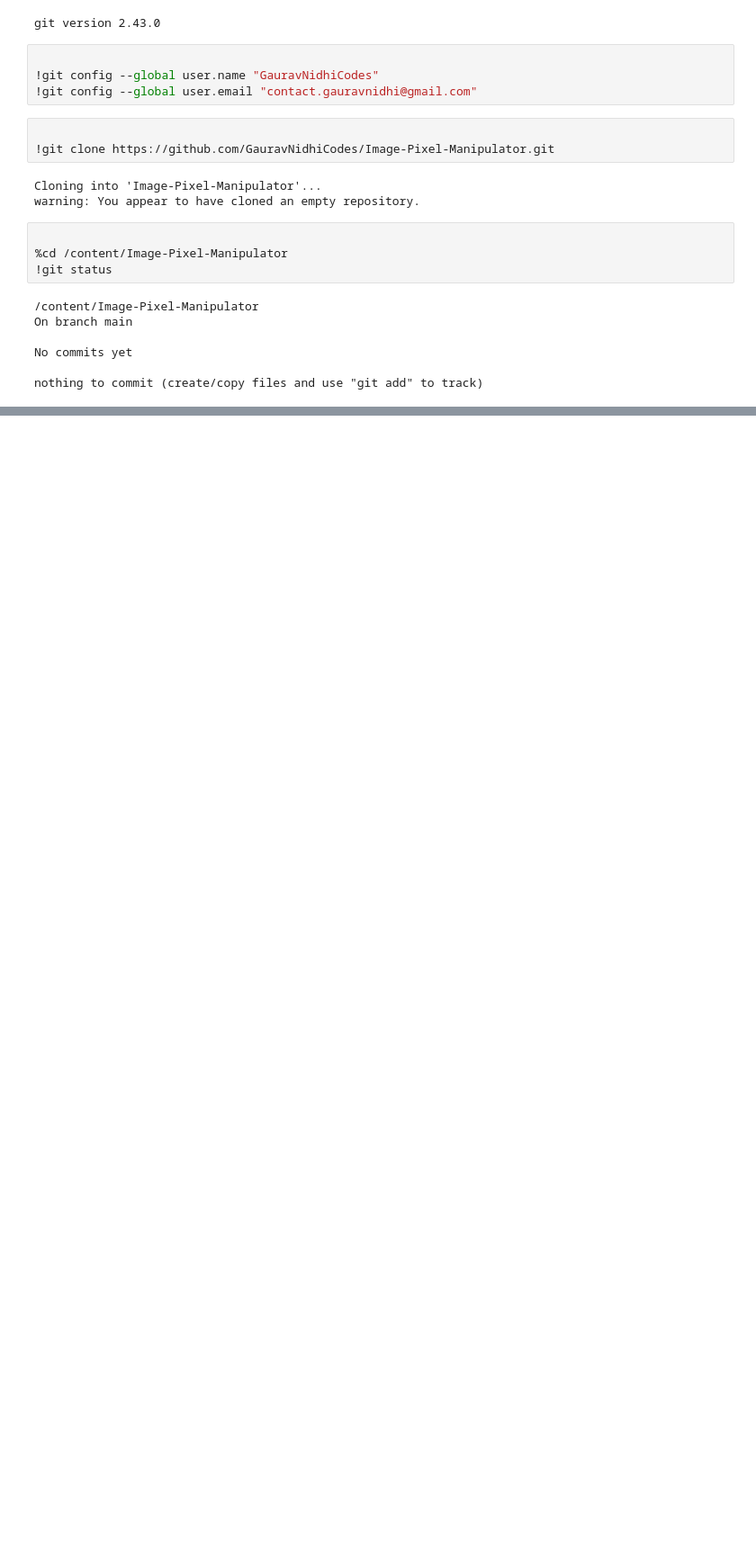
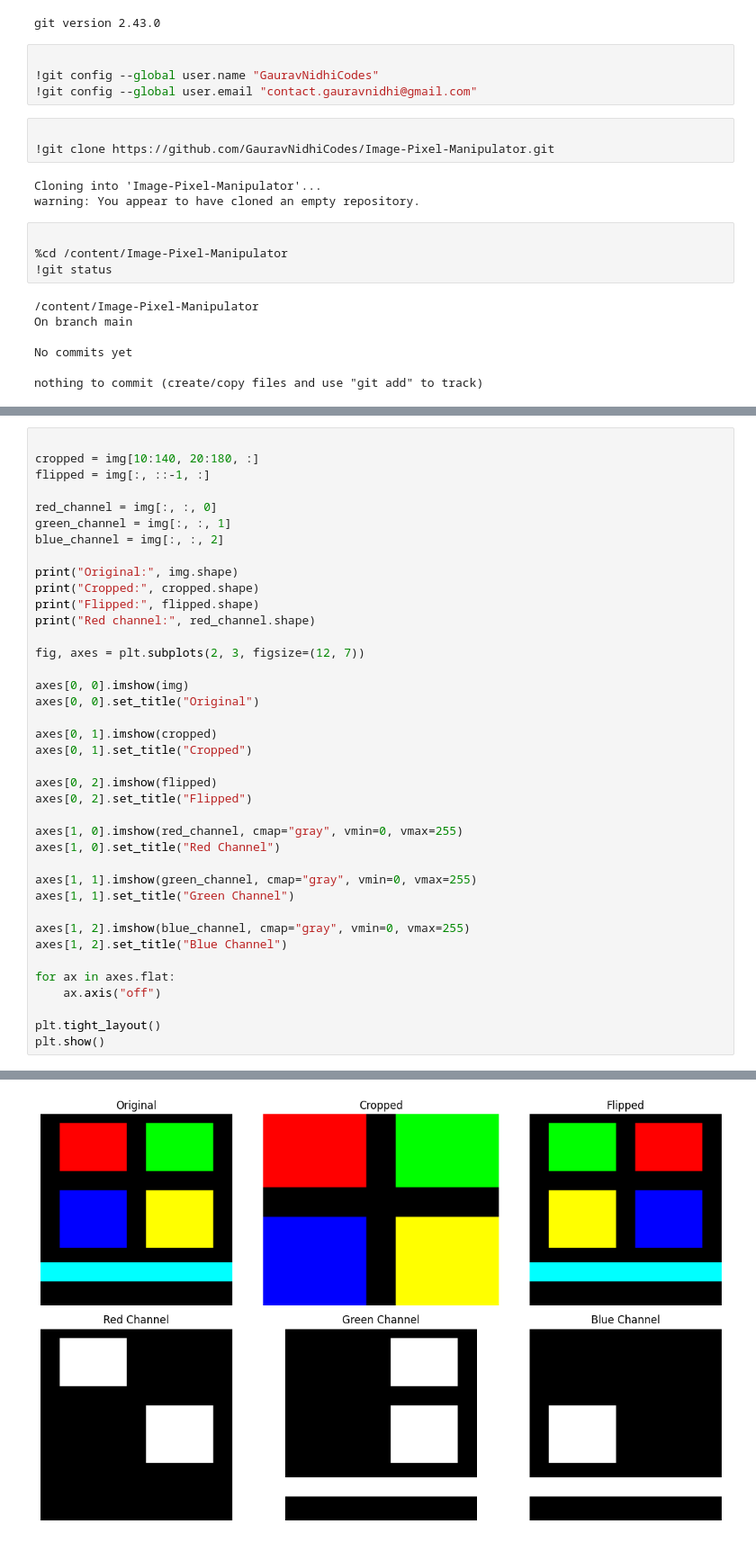
Before and after one commit to GauravNidhiCodes/Image-Pixel-Manipulator, a Jupyter notebook: Image_Pixel_Manipulator.ipynb, the cells around one changed output, grey strips where cells are left out. Shown at 90% size. Drawn from its saved outputs; the diff is of its cells as text; blank space fills up the shorter version.

Commit message:
Add image cropping, flipping and RGB channel extraction

```diff
--- a/Image_Pixel_Manipulator.ipynb
+++ b/Image_Pixel_Manipulator.ipynb
@@ -51,0 +184,40 @@ uploaded = files.upload()
+# %%
+
+cropped = img[10:140, 20:180, :]
+flipped = img[:, ::-1, :]
+
+red_channel = img[:, :, 0]
+green_channel = img[:, :, 1]
+blue_channel = img[:, :, 2]
+
+print("Original:", img.shape)
+print("Cropped:", cropped.shape)
+print("Flipped:", flipped.shape)
+print("Red channel:", red_channel.shape)
+
+fig, axes = plt.subplots(2, 3, figsize=(12, 7))
+
+axes[0, 0].imshow(img)
+axes[0, 0].set_title("Original")
+
+axes[0, 1].imshow(cropped)
+axes[0, 1].set_title("Cropped")
+
+axes[0, 2].imshow(flipped)
+axes[0, 2].set_title("Flipped")
+
+axes[1, 0].imshow(red_channel, cmap="gray", vmin=0, vmax=255)
+axes[1, 0].set_title("Red Channel")
+
+axes[1, 1].imshow(green_channel, cmap="gray", vmin=0, vmax=255)
+axes[1, 1].set_title("Green Channel")
+
+axes[1, 2].imshow(blue_channel, cmap="gray", vmin=0, vmax=255)
+axes[1, 2].set_title("Blue Channel")
+
+for ax in axes.flat:
+    ax.axis("off")
+
+plt.tight_layout()
+plt.show()
+# %% [output]
@@ -51,0 +228 @@ uploaded = files.upload()
+[figure, added]
```
Also changed, not shown: parts of 15 cells of this notebook.
